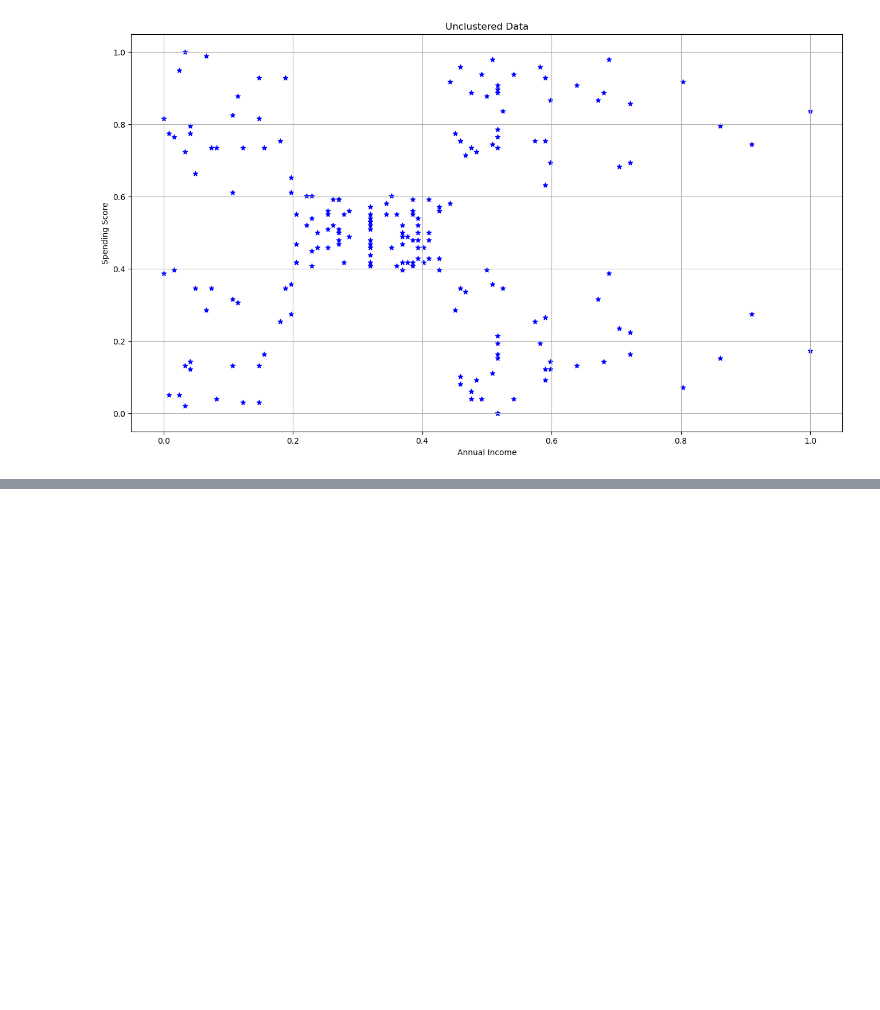
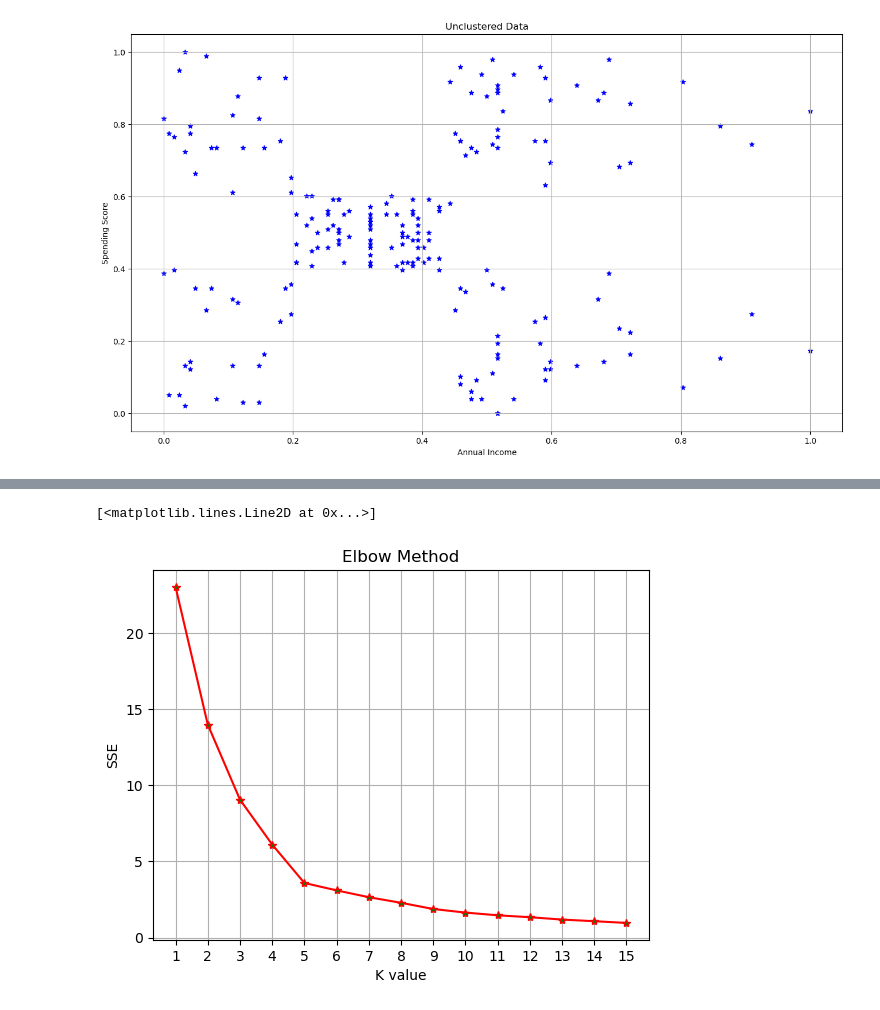
Before and after one commit to naresh1192/CDAC-AI_ML_Courese_Basic_Python_Understanding, a Jupyter notebook: 47 unsupervised learning k-means.ipynb, the cells around one changed output, grey strips where cells are left out. Drawn from its saved outputs; the diff is of its cells as text; code cells hidden in the pictures; blank space fills up the shorter version.

```diff
--- a/47 unsupervised learning k-means.ipynb
+++ b/47 unsupervised learning k-means.ipynb
@@ -63,3 +63,7 @@ plt.scatter(x_scaled[:,0], x_scaled[:,1], color = 'b', marker = '*')
 # %% [output]
 <matplotlib.collections.PathCollection at 0x...>
 [figure]
+# %%
+from sklearn.cluster import KMeans
+km=KMeans(random_state=0, n_clusters = 10)
+km.fit(x_scaled)
@@ -65,0 +90,6 @@ plt.scatter(x_scaled[:,0], x_scaled[:,1], color = 'b', marker = '*')
+# %%
+sse=[]
+for k in range(1,16):
+    km=KMeans(random_state=0, n_clusters = k, n_init = 10)
+    km.fit(x_scaled)
+    sse.append(km.inertia_)
@@ -65,0 +114,10 @@ plt.scatter(x_scaled[:,0], x_scaled[:,1], color = 'b', marker = '*')
+# %%
+plt.title('Elbow Method')
+plt.grid()
+plt.xlabel('K value')
+plt.ylabel('SSE')
+plt.xticks(range(1,16))
+plt.plot(range(1,16), sse, color = 'red', marker = '*', mfc = 'green')
+# %% [output]
+[<matplotlib.lines.Line2D at 0x...>]
+[figure, added]
```
Also changed, not shown: parts of 30 cells of this notebook.
